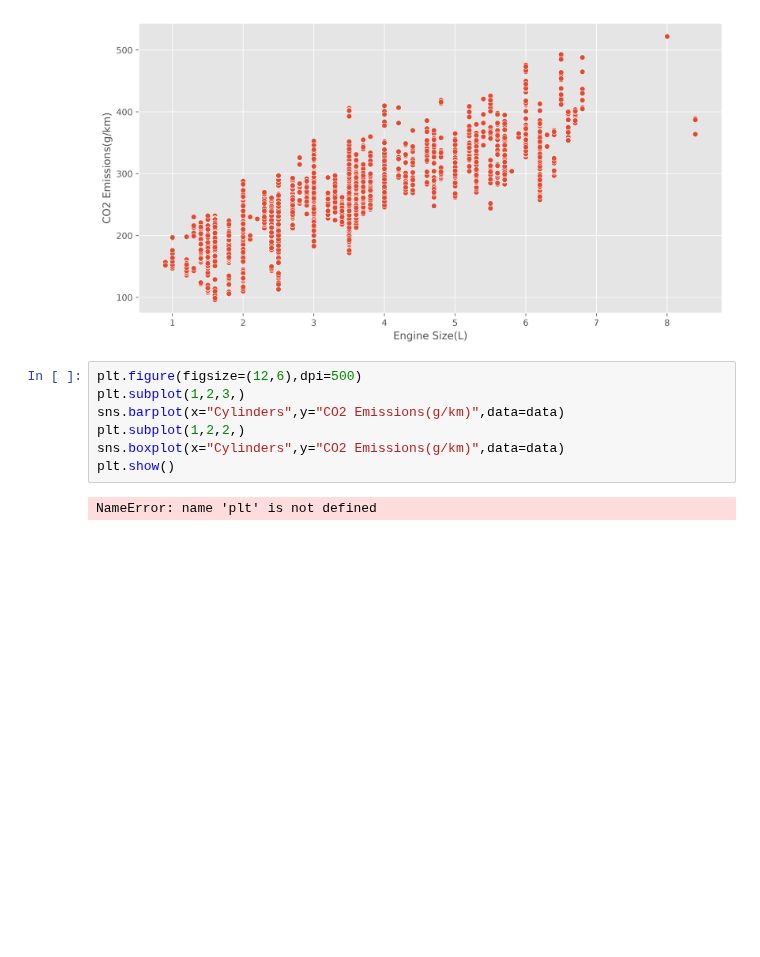
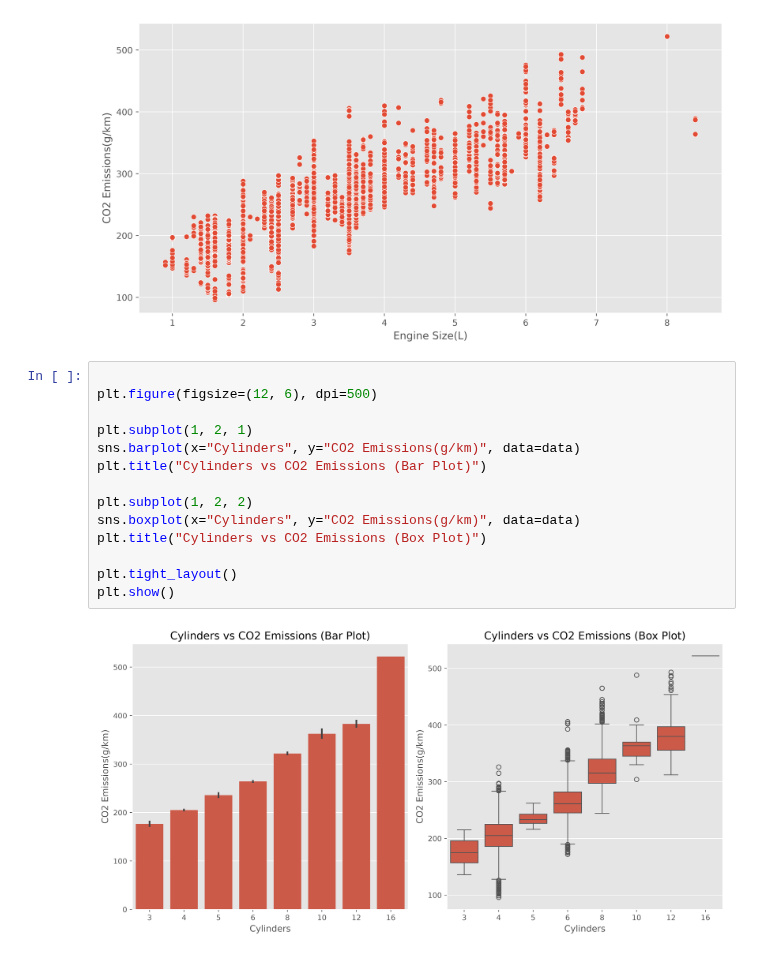
Before and after one commit to muzamilCodes/AI-AND-ML, a Jupyter notebook: New folder/data.ipynb, the cells around one changed output. Saved outputs shown, nothing was run; the diff lists cells and outputs as text; blank space fills up the shorter version.

```diff
--- a/New folder/data.ipynb
+++ b/New folder/data.ipynb
@@ -105,11 +105,18 @@ plt.show()
 # %% [output]
 [figure]
 # %%
-plt.figure(figsize=(12,6),dpi=500)
-plt.subplot(1,2,3,)
-sns.barplot(x="Cylinders",y="CO2 Emissions(g/km)",data=data)
-plt.subplot(1,2,2,)
-sns.boxplot(x="Cylinders",y="CO2 Emissions(g/km)",data=data)
+
+plt.figure(figsize=(12, 6), dpi=500)
+
+plt.subplot(1, 2, 1)
+sns.barplot(x="Cylinders", y="CO2 Emissions(g/km)", data=data)
+plt.title("Cylinders vs CO2 Emissions (Bar Plot)")
+
+plt.subplot(1, 2, 2)
+sns.boxplot(x="Cylinders", y="CO2 Emissions(g/km)", data=data)
+plt.title("Cylinders vs CO2 Emissions (Box Plot)")
+
+plt.tight_layout()
 plt.show()
 # %% [output]
-NameError: name 'plt' is not defined
+[figure, added]
```
Also changed, not shown: parts of 3 cells of this notebook.
